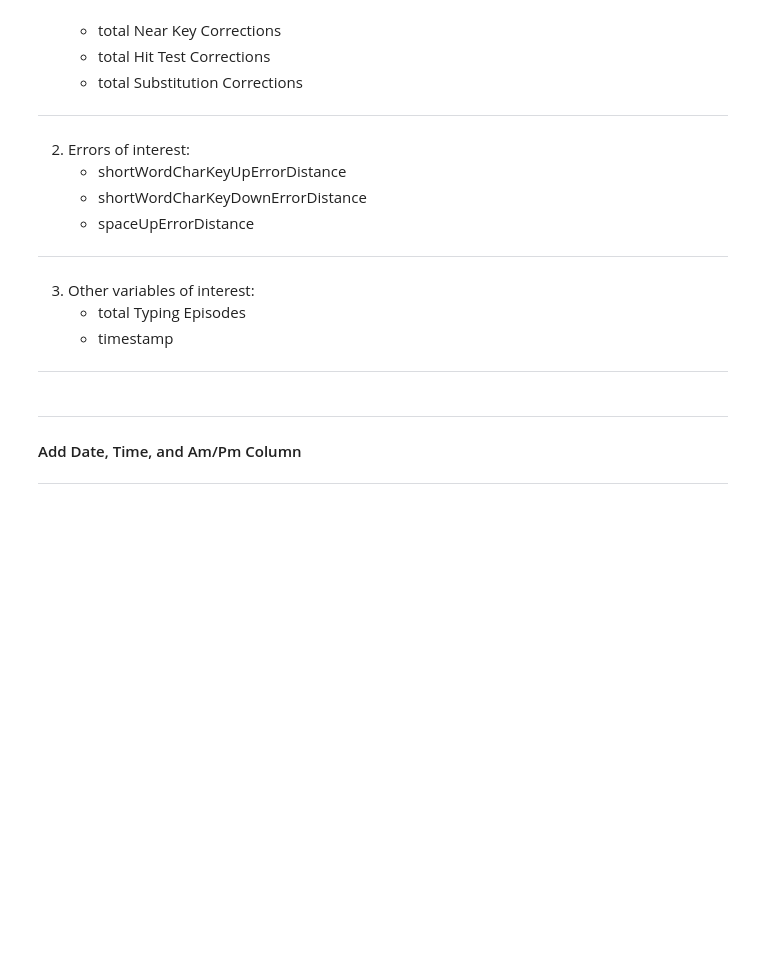
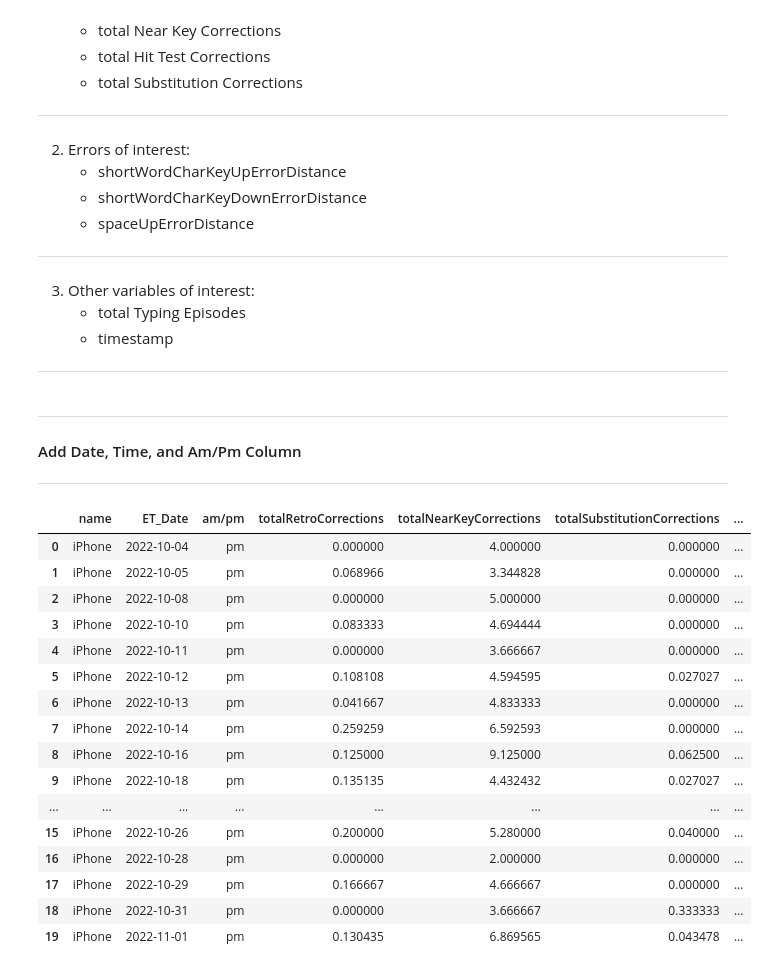
Before and after one commit to Farhan-Faisal/Budding_Scholar_22-23, a Jupyter notebook: MoodProject.ipynb, the cells around one changed output. Saved outputs shown, nothing was run; the diff lists cells and outputs as text; code cells hidden in the pictures; blank space fills up the shorter version.

```diff
--- a/MoodProject.ipynb
+++ b/MoodProject.ipynb
@@ -263,6 +263,32 @@ correctionsDF["am/pm"] = correctionsDF.apply(lambda x: set_am_pm(x.timeStamp), a
 ## Get average of am and pm values
 AverageCorrectionsDF = average_corrections_am_pm_values(correctionsDF)
 AverageErrorDF = average_errors_am_pm_values(errorDF)
+# %%
+## Separate the am and pm dataframes
+morningAverageCorrectionsDF = AverageCorrectionsDF.loc[AverageCorrectionsDF["am/pm"] == "am"].reset_index(drop=True)
+eveningAverageCorrectionsDF = AverageCorrectionsDF.loc[AverageCorrectionsDF["am/pm"] == "pm"].reset_index(drop=True)
+morningAverageErrorDF = AverageErrorDF.loc[AverageErrorDF["am/pm"] == "am"].reset_index(drop=True)
+eveningAverageErrorDF = AverageErrorDF.loc[AverageErrorDF["am/pm"] == "pm"].reset_index(drop=True)
+# %%
+eveningAverageCorrectionsDF
+# %% [output]
+|  | name | ET_Date | am/pm | totalRetroCorrections | totalNearKeyCorrections | totalSubstitutionCorrections | ... |
+| 0 | iPhone | 2022-10-04 | pm | 0.000000 | 4.000000 | 0.000000 | ... |
+| 1 | iPhone | 2022-10-05 | pm | 0.068966 | 3.344828 | 0.000000 | ... |
+| 2 | iPhone | 2022-10-08 | pm | 0.000000 | 5.000000 | 0.000000 | ... |
+| 3 | iPhone | 2022-10-10 | pm | 0.083333 | 4.694444 | 0.000000 | ... |
+| 4 | iPhone | 2022-10-11 | pm | 0.000000 | 3.666667 | 0.000000 | ... |
+| 5 | iPhone | 2022-10-12 | pm | 0.108108 | 4.594595 | 0.027027 | ... |
+| 6 | iPhone | 2022-10-13 | pm | 0.041667 | 4.833333 | 0.000000 | ... |
+| 7 | iPhone | 2022-10-14 | pm | 0.259259 | 6.592593 | 0.000000 | ... |
+| 8 | iPhone | 2022-10-16 | pm | 0.125000 | 9.125000 | 0.062500 | ... |
+| 9 | iPhone | 2022-10-18 | pm | 0.135135 | 4.432432 | 0.027027 | ... |
+| ... | ... | ... | ... | ... | ... | ... | ... |
+| 15 | iPhone | 2022-10-26 | pm | 0.200000 | 5.280000 | 0.040000 | ... |
+| 16 | iPhone | 2022-10-28 | pm | 0.000000 | 2.000000 | 0.000000 | ... |
+| 17 | iPhone | 2022-10-29 | pm | 0.166667 | 4.666667 | 0.000000 | ... |
+| 18 | iPhone | 2022-10-31 | pm | 0.000000 | 3.666667 | 0.333333 | ... |
+| 19 | iPhone | 2022-11-01 | pm | 0.130435 | 6.869565 | 0.043478 | ... |
 # %%
 from sklearn import preprocessing
 import numpy
```
Also changed, not shown: parts of 4 cells of this notebook, 2 other files.
